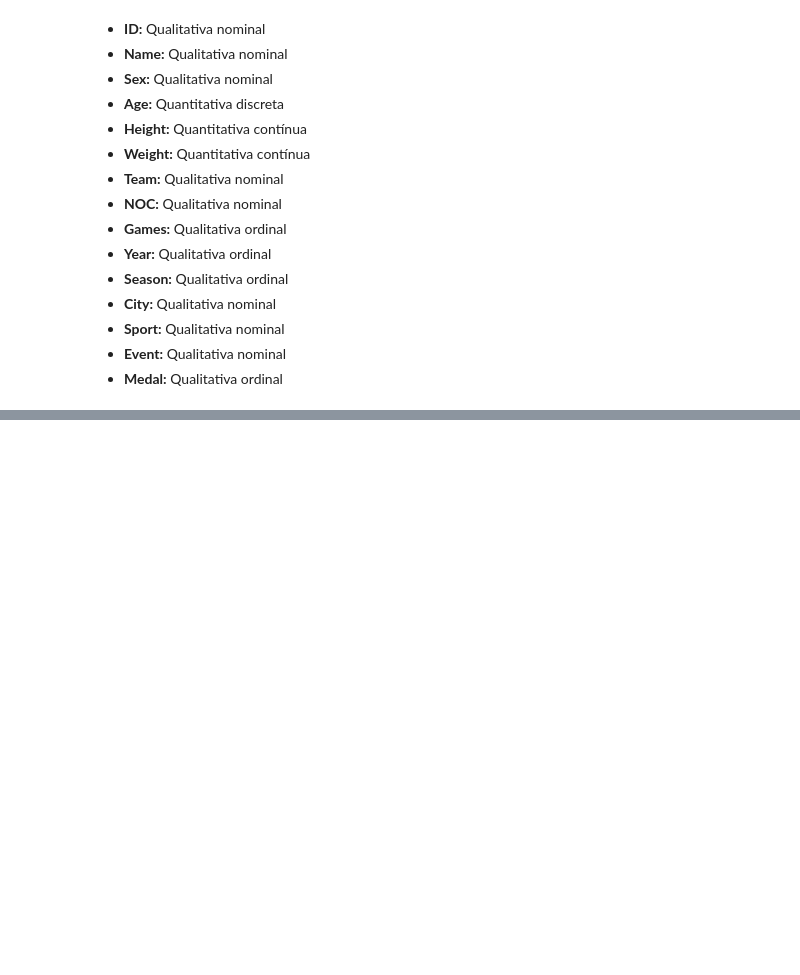
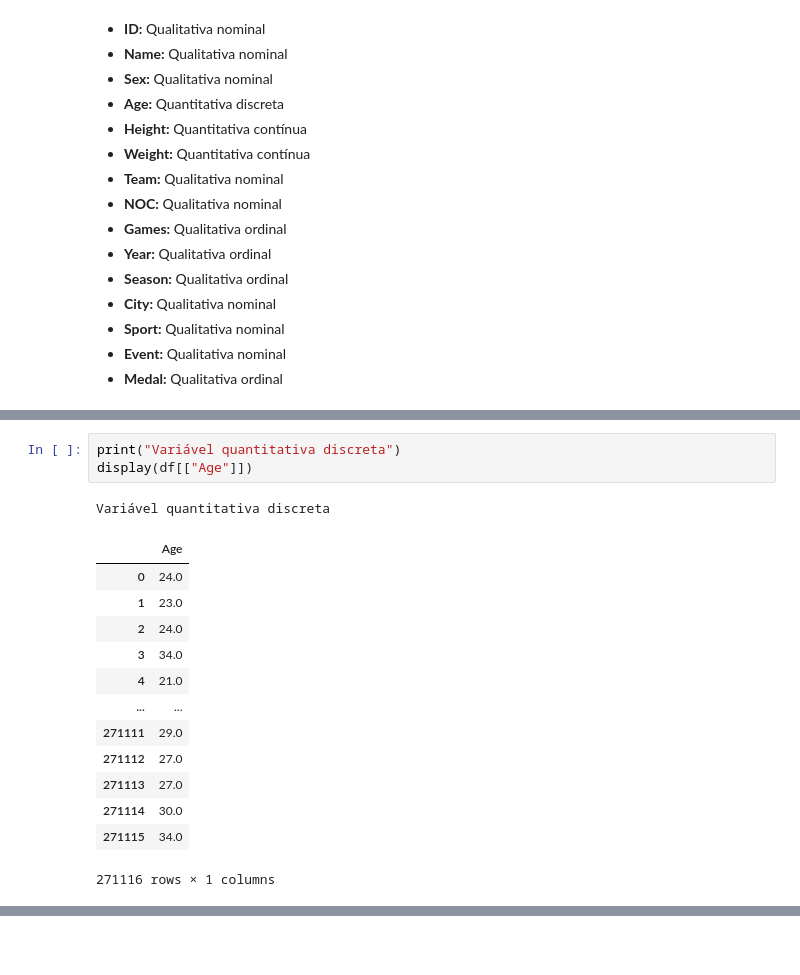
Before and after one commit to lorenaaxbastos/sc-estatistica, a Jupyter notebook: projeto_estatistica.ipynb, the cells around one changed output, grey strips where cells are left out. Saved outputs shown, nothing was run; the diff lists cells and outputs as text; blank space fills up the shorter version.

```diff
--- a/projeto_estatistica.ipynb
+++ b/projeto_estatistica.ipynb
@@ -53,0 +90,18 @@ __1) Em algum dataset, classifique as suas colunas em Quantitativa Discreta, Qua
+# %%
+print("Variável quantitativa discreta")
+display(df[["Age"]])
+# %% [output]
+Variável quantitativa discreta
+|  | Age |
+| 0 | 24.0 |
+| 1 | 23.0 |
+| 2 | 24.0 |
+| 3 | 34.0 |
+| 4 | 21.0 |
+| ... | ... |
+| 271111 | 29.0 |
+| 271112 | 27.0 |
+| 271113 | 27.0 |
+| 271114 | 30.0 |
+| 271115 | 34.0 |
+271116 rows × 1 columns
```
Also changed, not shown: parts of 11 cells of this notebook.
